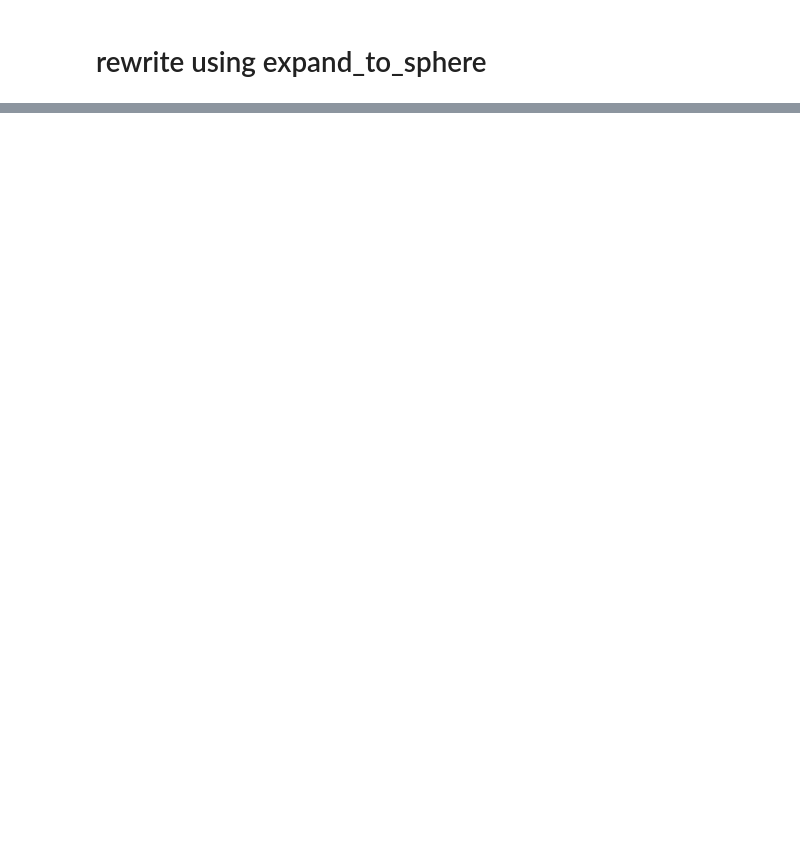
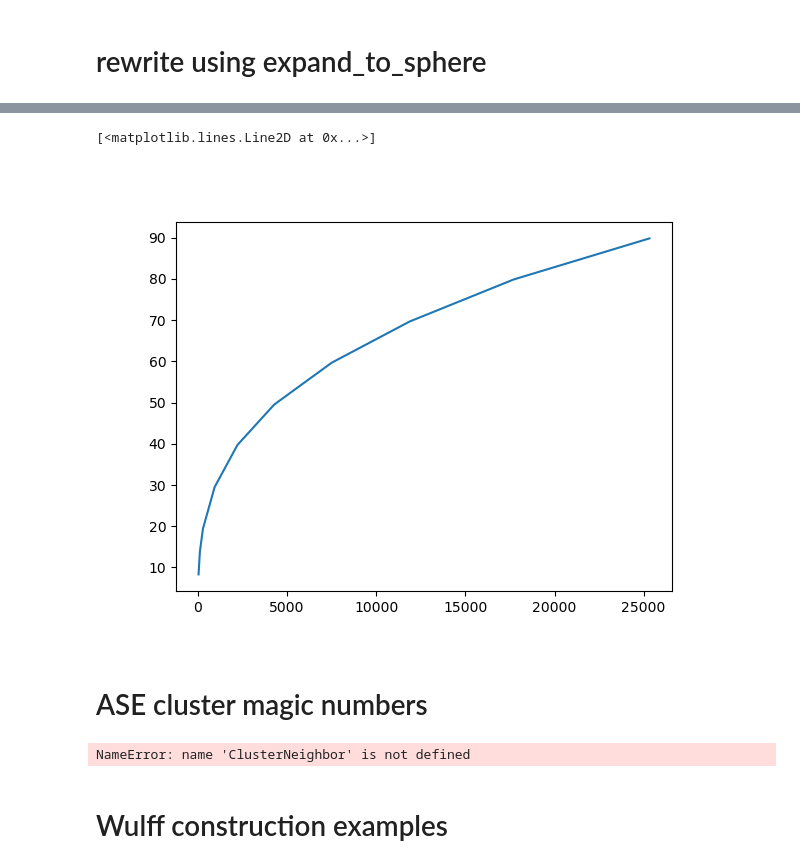
Before and after one commit to Cathyhjj/neighbor, a Jupyter notebook: 20240806_simple_example.ipynb, the cells around one changed output, grey strips where cells are left out. Saved outputs shown, nothing was run; the diff lists cells and outputs as text; code cells hidden in the pictures; blank space fills up the shorter version.

```diff
--- a/20240806_simple_example.ipynb
+++ b/20240806_simple_example.ipynb
@@ -351,0 +231,25 @@ plt.plot(np.array(sizes_all) * 2, num_atoms, label='data')
+# %%
+plt.figure()
+plt.plot(num_atoms_all[shell], sizes_all[shell])
+# for i in range(1, 5):
+    # shell = f'shell_{i}'
+    # plt.plot(num_atoms_all[shell], sizes_all[shell])
+# %% [output]
+[<matplotlib.lines.Line2D at 0x...>]
+[figure, added]
+# %% [markdown]
+# ASE cluster magic numbers
+# %%
+from ase.cluster import Cluster
+from ase.cluster import Icosahedron
+
+# Create a simple cluster with 13 atoms
+atoms = Icosahedron('Cu', noshells=3)
+
+view = ClusterNeighbor()
+view.load_xyz(from_file=False, atom_object=atoms)
+view.view_xyz(label=True, show_symbol=True)
+# %% [output]
+NameError: name 'ClusterNeighbor' is not defined
+# %% [markdown]
+# Wulff construction examples
```
Also changed, not shown: parts of 20 cells of this notebook, 1 other file.
